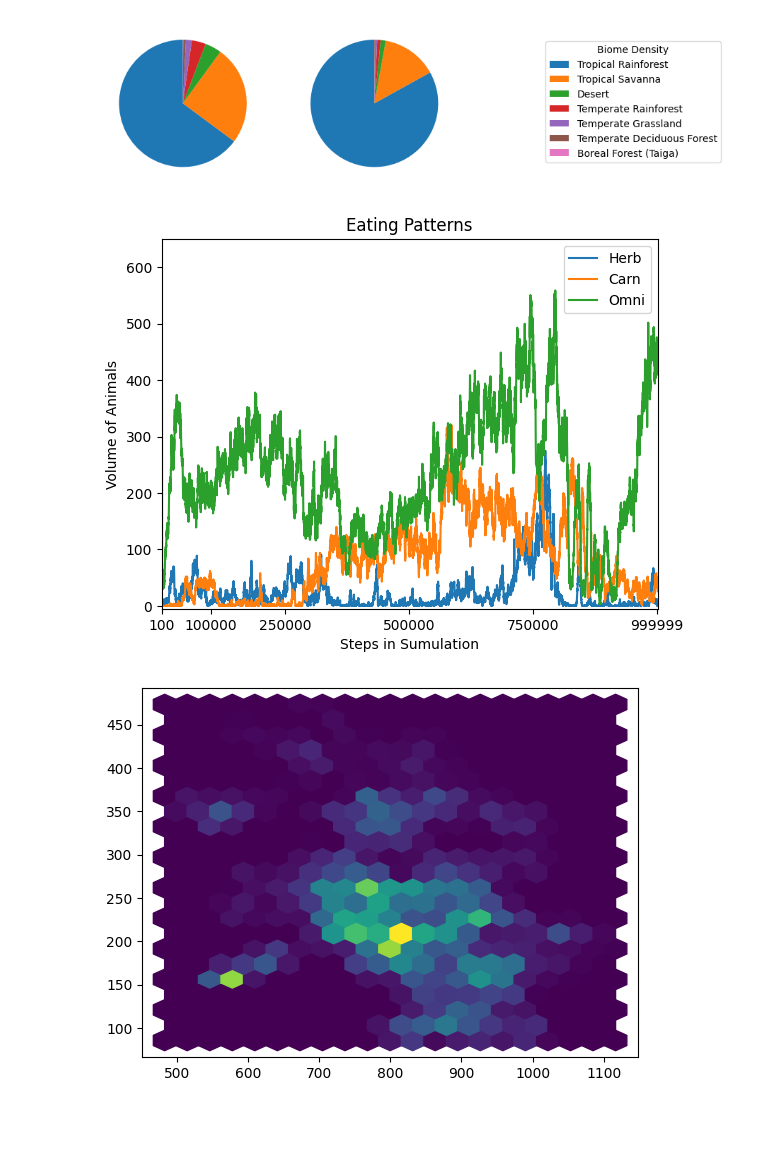
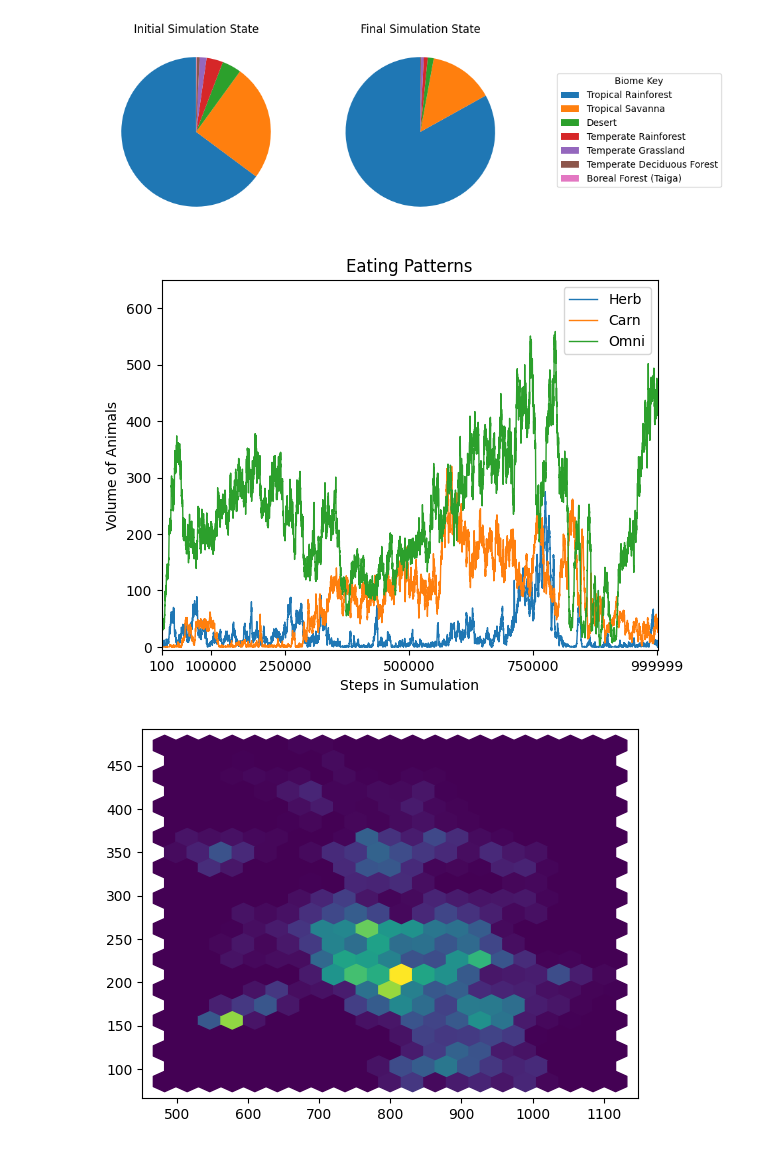
Before and after one commit to IanHornblower/CS-176-project, a Jupyter notebook: main.ipynb, the cells around one changed output. Drawn from its saved outputs; the diff is of its cells as text; code cells hidden in the pictures; blank space fills up the shorter version.

Commit message:
First two visuals done, 4 more in the works. Code needs to be cleaned

```diff
--- a/main.ipynb
+++ b/main.ipynb
@@ -31,22 +80,26 @@ merged_slices = pd.merge(inital_slice, final_slice, how='inner')
 # %%
 # Pie Chart Visualization for biomes
 
 intial_counts = inital_slice['Biome'].value_counts() # this is a dict
 final_counts = final_slice['Biome'].value_counts() # this is a dict
 
 labels = list(intial_counts.keys())
 
-fig, axs = plt.subplots(1, 2)
+fig, axs = plt.subplots(1, 2, figsize=(8, 5))
 
 wedges, _ = axs[0].pie(
     intial_counts, startangle=90
 )
-_, _ = axs[1].pie(final_counts, startangle=90)
 
-fig.legend(wedges, labels, title="Biome Density", loc="center right", bbox_to_anchor=(1, 0, 0.5, 1))
+axs[1].pie(final_counts, startangle=90)
+
+axs[0].set_title('Initial Simulation State')
+axs[1].set_title('Final Simulation State')
+
+fig.legend(wedges, labels, title="Biome Key", loc="center right", bbox_to_anchor=(1, 0, 0.3, 1))
 plt.show()
 # %% [output]
-[figure, old version]
+[figure, new version]
 # %%
 # Graph visualizing eating patterns over the epochs
 
@@ -55,9 +108,9 @@ graph_5_data = overall.copy()
 
 fig, ax = plt.subplots()
 
-ax.plot(graph_5_data['Turn'], graph_5_data['Herbivores'])
-ax.plot(graph_5_data['Turn'], graph_5_data['Carnivores'])
-ax.plot(graph_5_data['Turn'], graph_5_data['Omnivores'])
+ax.plot(graph_5_data['Turn'], graph_5_data['Herbivores'], linewidth=1)
+ax.plot(graph_5_data['Turn'], graph_5_data['Carnivores'], linewidth=1)
+ax.plot(graph_5_data['Turn'], graph_5_data['Omnivores'], linewidth=1)
 
 plt.title("Eating Patterns")
 plt.ylabel('Volume of Animals')
@@ -71,7 +124,7 @@ plt.xticks([100, 100000, 250000, 500000, 750000, 999999])
 
 plt.show()
 # %% [output]
-[figure, old version]
+[figure, new version]
 # %%
 # Other testing
 
```
Also changed, not shown: parts of 3 cells of this notebook.
